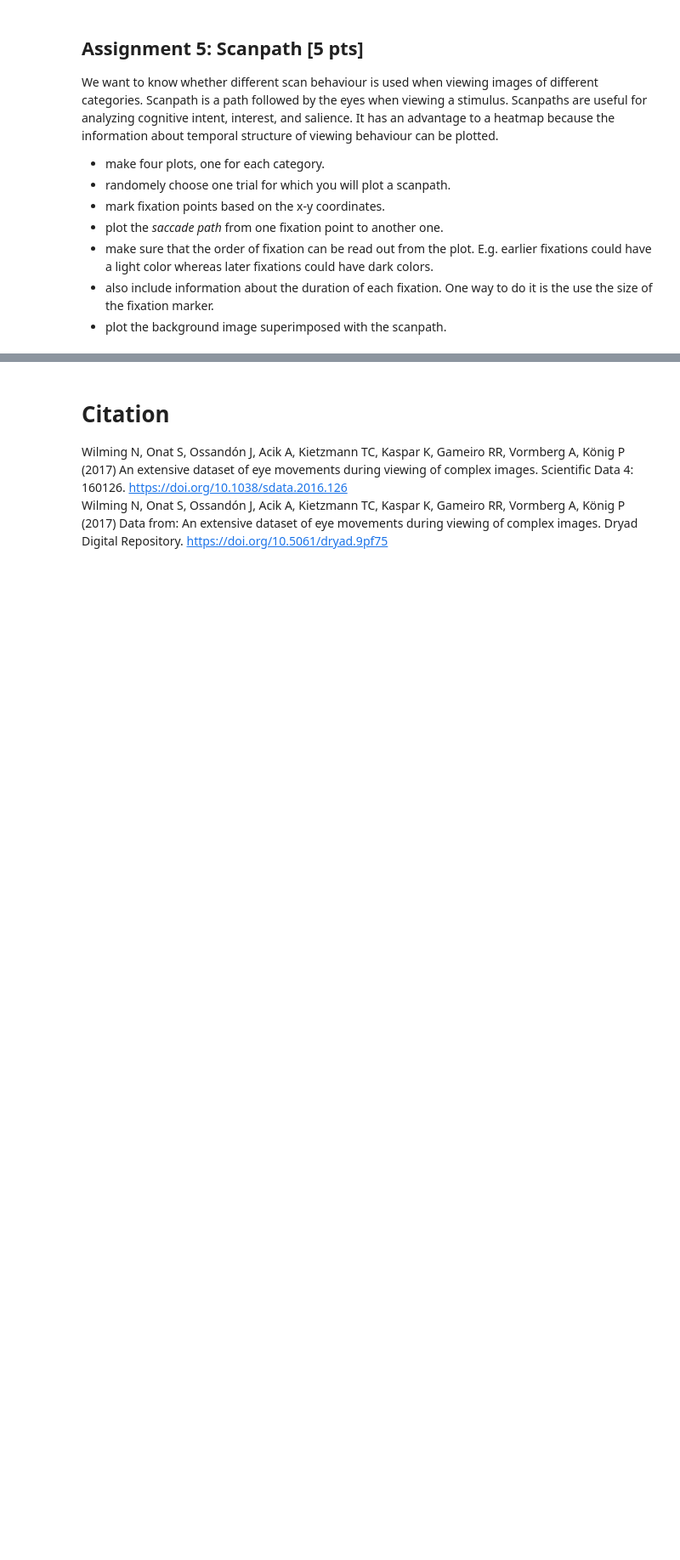
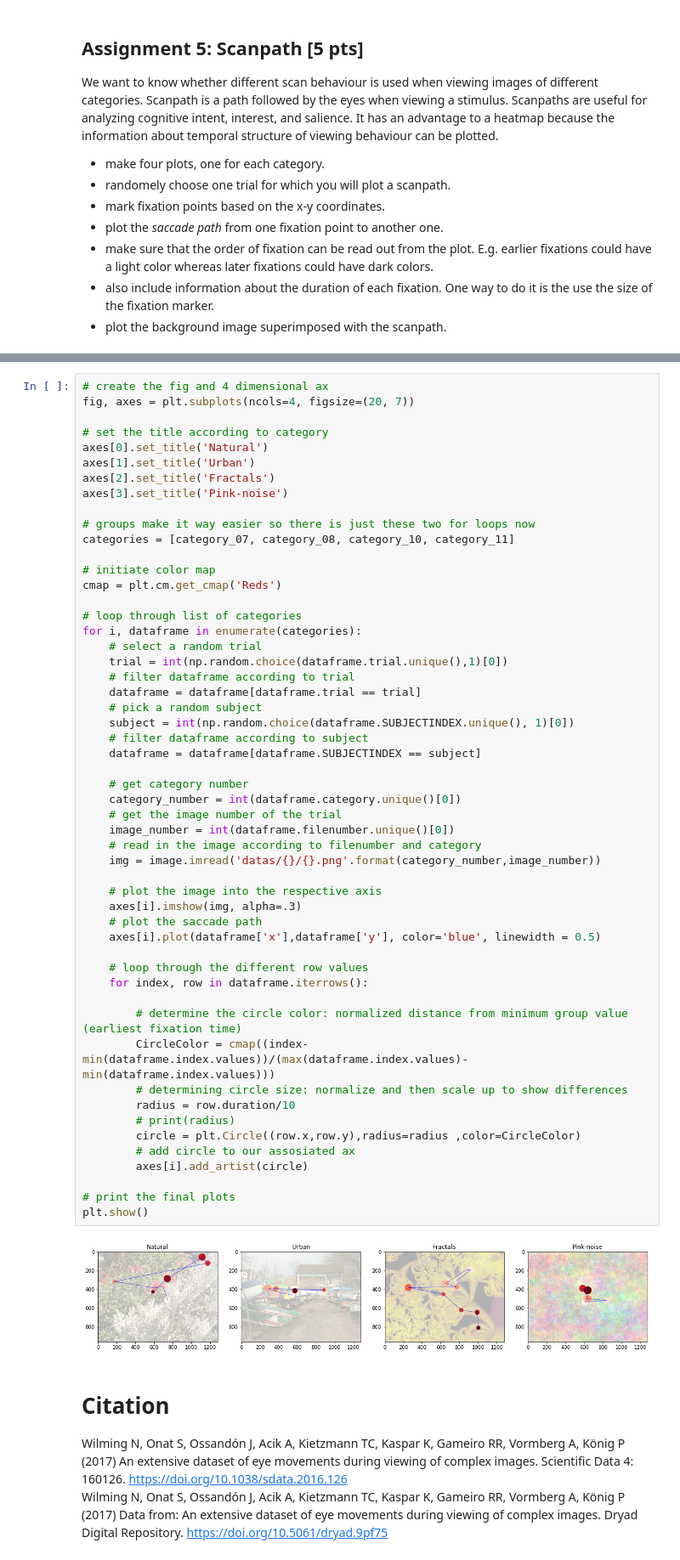
Before and after one commit to NBP-ACC/week-7-acc10, a Jupyter notebook: Sheet05.ipynb, the cells around one changed output, grey strips where cells are left out. Shown: that part at 85% size. Cells and saved outputs as stored; diff of their text form; blank space fills up the shorter version.

```diff
--- a/Sheet05.ipynb
+++ b/Sheet05.ipynb
@@ -459,3 +367,58 @@ plt.show()
+# %%
+# create the fig and 4 dimensional ax
+fig, axes = plt.subplots(ncols=4, figsize=(20, 7))
+
+# set the title according to category
+axes[0].set_title('Natural')
+axes[1].set_title('Urban')
+axes[2].set_title('Fractals')
+axes[3].set_title('Pink-noise')
+
+# groups make it way easier so there is just these two for loops now
+categories = [category_07, category_08, category_10, category_11]
+
+# initiate color map
+cmap = plt.cm.get_cmap('Reds')
+
+# loop through list of categories
+for i, dataframe in enumerate(categories):
+    # select a random trial
+    trial = int(np.random.choice(dataframe.trial.unique(),1)[0])
+    # filter dataframe according to trial
+    dataframe = dataframe[dataframe.trial == trial]
+    # pick a random subject
+    subject = int(np.random.choice(dataframe.SUBJECTINDEX.unique(), 1)[0])
+    # filter dataframe according to subject
+    dataframe = dataframe[dataframe.SUBJECTINDEX == subject]
+
+    # get category number
+    category_number = int(dataframe.category.unique()[0])
+    # get the image number of the trial
+    image_number = int(dataframe.filenumber.unique()[0])
+    # read in the image according to filenumber and category
+    img = image.imread('datas/{}/{}.png'.format(category_number,image_number))
+
+    # plot the image into the respective axis
+    axes[i].imshow(img, alpha=.3)
+    # plot the saccade path
+    axes[i].plot(dataframe['x'],dataframe['y'], color='blue', linewidth = 0.5)
+
+    # loop through the different row values
+    for index, row in dataframe.iterrows():
+
+        # determine the circle color: normalized distance from minimum group value (earliest fixation time)
+        CircleColor = cmap((index-min(dataframe.index.values))/(max(dataframe.index.values)-min(dataframe.index.values)))
+        # determining circle size: normalize and then scale up to show differences
+        radius = row.duration/10
+        # print(radius)
+        circle = plt.Circle((row.x,row.y),radius=radius ,color=CircleColor)
+        # add circle to our assosiated ax
+        axes[i].add_artist(circle)
+
+# print the final plots
+plt.show()
+# %% [output]
+[figure, added]
 # %% [markdown]
 # Citation
 Wilming N, Onat S, Ossandón J, Acik A, Kietzmann TC, Kaspar K, Gameiro RR, Vormberg A, König P (2017) An extensive dataset of eye movements during viewing of complex images. Scientific Data 4: 160126. https://doi.org/10.1038/sdata.2016.126
```
Also changed, not shown: parts of 8 cells of this notebook.
